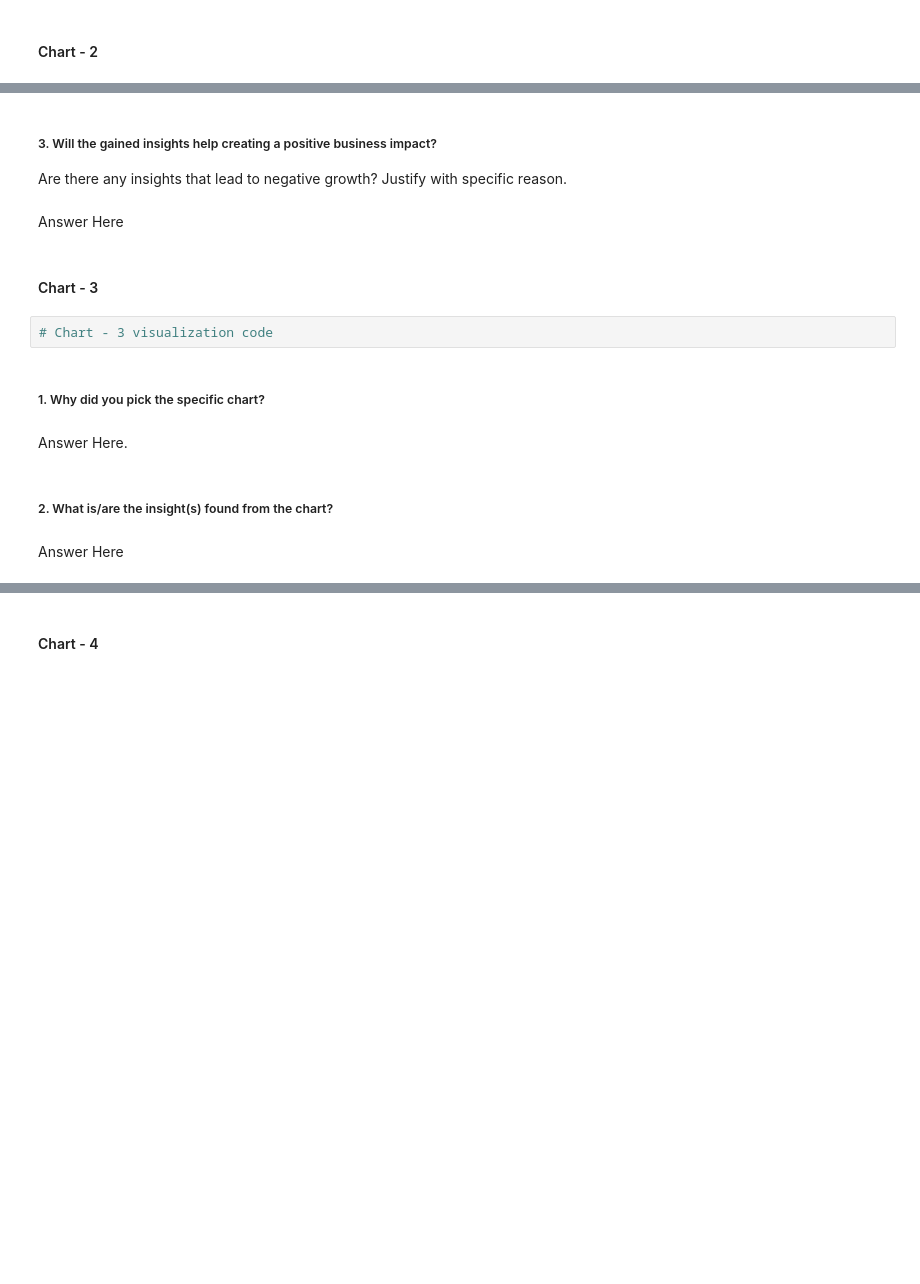
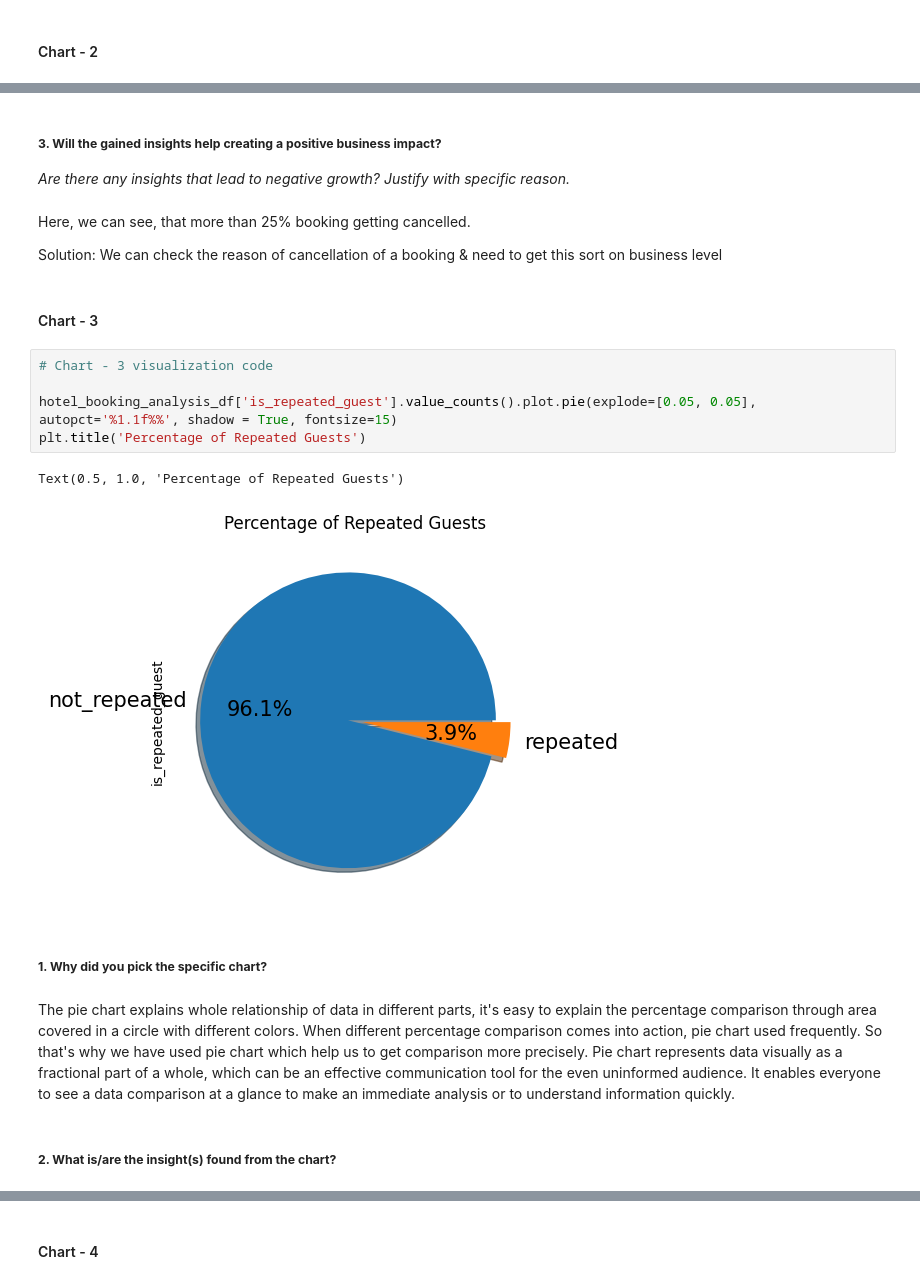
Before and after one commit to lovbundela240/Eda-_Hotel_booking_anaylsis, a Jupyter notebook: EDA_Hotel_Booking_Analysis.ipynb, the cells around one changed output, grey strips where cells are left out. Saved outputs shown, nothing was run; the diff lists cells and outputs as text; blank space fills up the shorter version.

```diff
--- a/EDA_Hotel_Booking_Analysis.ipynb
+++ b/EDA_Hotel_Booking_Analysis.ipynb
@@ -606,17 +614,23 @@ Answer Here
 # %% [markdown]
-##### 3. Will the gained insights help creating a positive business impact?
-Are there any insights that lead to negative growth? Justify with specific reason.
+##### **3. Will the gained insights help creating a positive business impact?**
+*Are there any insights that lead to negative growth? Justify with specific reason.*
-# %% [markdown]
-Answer Here
+# %% [markdown]
+Here, we can see, that more than 25% booking getting cancelled.
+
+Solution: We can check the reason of cancellation of a booking & need to get this sort on business level
 # %% [markdown]
 #### Chart - 3
-# %%
-# Chart - 3 visualization code
+# %%
+# Chart - 3 visualization code
+
+hotel_booking_analysis_df['is_repeated_guest'].value_counts().plot.pie(explode=[0.05, 0.05], autopct='%1.1f%%', shadow = True, fontsize=15)
+plt.title('Percentage of Repeated Guests')
+# %% [output]
+Text(0.5, 1.0, 'Percentage of Repeated Guests')
+[figure, added]
 # %% [markdown]
-##### 1. Why did you pick the specific chart?
+##### **1. Why did you pick the specific chart?**
-# %% [markdown]
-Answer Here.
+# %% [markdown]
+The pie chart explains whole relationship of data in different parts, it's easy to explain the percentage comparison through area covered in a circle with different colors. When different percentage comparison comes into action, pie chart used frequently. So that's why we have used pie chart which help us to get comparison more precisely. Pie chart represents data visually as a fractional part of a whole, which can be an effective communication tool for the even uninformed audience. It enables everyone to see a data comparison at a glance to make an immediate analysis or to understand information quickly.
 # %% [markdown]
-##### 2. What is/are the insight(s) found from the chart?
+##### **2. What is/are the insight(s) found from the chart?**
-# %% [markdown]
-Answer Here
```
Also changed, not shown: parts of 17 cells of this notebook.
